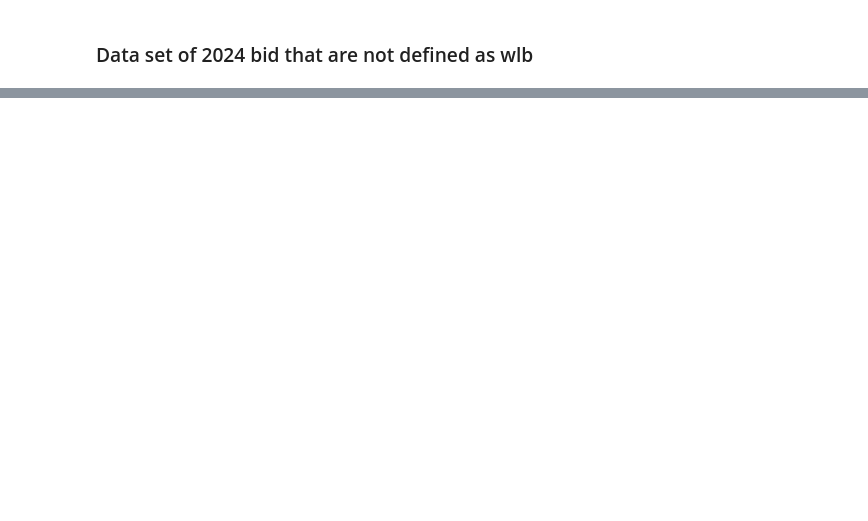
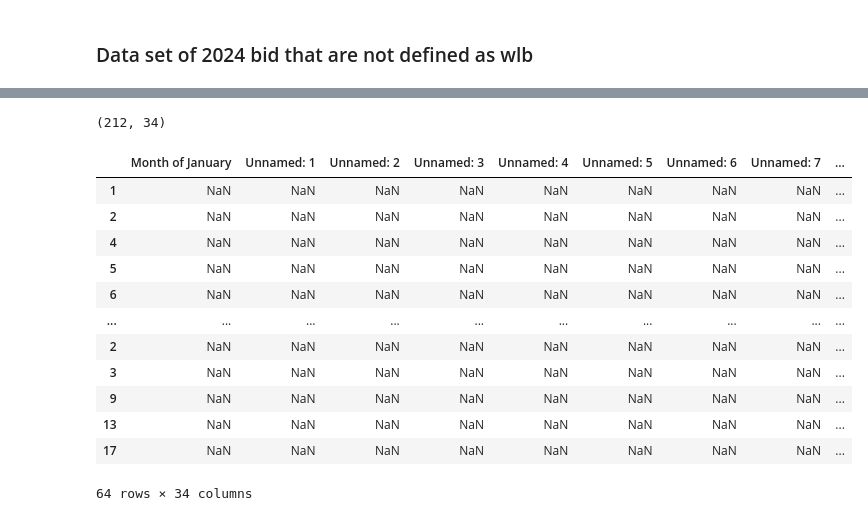
Before and after one commit to willdavis111/fsi_p2, a Jupyter notebook: splitandfindmissing.ipynb, the cells around one changed output, grey strips where cells are left out. Drawn from its saved outputs; the diff is of its cells as text; code cells hidden in the pictures; blank space fills up the shorter version.

```diff
--- a/splitandfindmissing.ipynb
+++ b/splitandfindmissing.ipynb
@@ -39,5 +40,16 @@ C:\Users\will.davis\OneDrive - Fiore & Sons, Inc\1A Data Analysys\P2 Split Data
 ### Data set of 2024 bid that are not defined as wlb
 # %%
 # specific file paths
-wlb_2024 = ""
+wlb_2024 = r"C:\Users\will.davis\OneDrive - Fiore & Sons, Inc\1A Data Analysys\P2 Split Data by Est and Find missing estimates for followup fy2024\source data\2024 mm wlb just values.xlsx"
 # folder paths
+all_meeting_minutes = r"C:\Users\will.davis\OneDrive - Fiore & Sons, Inc\1A Data Analysys\P2 Split Data by Est and Find missing estimates for followup fy2024\source data\meeting minutes 2024"
+# %%
+# create a set from all weekly snapshots
+weekly_snapshot = files_to_dfs(all_meeting_minutes,"Weekly Snapshot", "Unknown")
+
+
+monthly_snapshot = files_to_dfs(all_meeting_minutes,"Monthly Snapshot", "Unknown")
+
+# remove exact duplicates
+
+# look for way to ID rebid items
@@ -43,0 +81,6 @@ wlb_2024 = ""
+# %%
+# Which has more when you drop duplicates
+weekly_snapshot = weekly_snapshot.drop_duplicates()
+monthly_snapshot = monthly_snapshot.drop_duplicates()
+print("Monthly count: " + str(monthly_snapshot.shape))
+print("Weekly count: " + str(weekly_snapshot.shape))
@@ -43,0 +108,3 @@ wlb_2024 = ""
+# %%
+wlb_df = pd.read_excel(wlb_2024)
+wlb_df.columns
@@ -43,0 +125,21 @@ wlb_2024 = ""
+# %%
+new_jobs.shape
+# %% [output]
+(212, 34)
+# %%
+in_both = monthly_snapshot[monthly_snapshot['Project Name'].isin(wlb_df['Project Name'])]
+in_both
+# %% [output]
+|  | Month of January | Unnamed: 1 | Unnamed: 2 | Unnamed: 3 | Unnamed: 4 | Unnamed: 5 | Unnamed: 6 | Unnamed: 7 | ... |
+| 1 | NaN | NaN | NaN | NaN | NaN | NaN | NaN | NaN | ... |
+| 2 | NaN | NaN | NaN | NaN | NaN | NaN | NaN | NaN | ... |
+| 4 | NaN | NaN | NaN | NaN | NaN | NaN | NaN | NaN | ... |
+| 5 | NaN | NaN | NaN | NaN | NaN | NaN | NaN | NaN | ... |
+| 6 | NaN | NaN | NaN | NaN | NaN | NaN | NaN | NaN | ... |
+| ... | ... | ... | ... | ... | ... | ... | ... | ... | ... |
+| 2 | NaN | NaN | NaN | NaN | NaN | NaN | NaN | NaN | ... |
+| 3 | NaN | NaN | NaN | NaN | NaN | NaN | NaN | NaN | ... |
+| 9 | NaN | NaN | NaN | NaN | NaN | NaN | NaN | NaN | ... |
+| 13 | NaN | NaN | NaN | NaN | NaN | NaN | NaN | NaN | ... |
+| 17 | NaN | NaN | NaN | NaN | NaN | NaN | NaN | NaN | ... |
+64 rows × 34 columns
```
Also changed, not shown: parts of 12 cells of this notebook.
